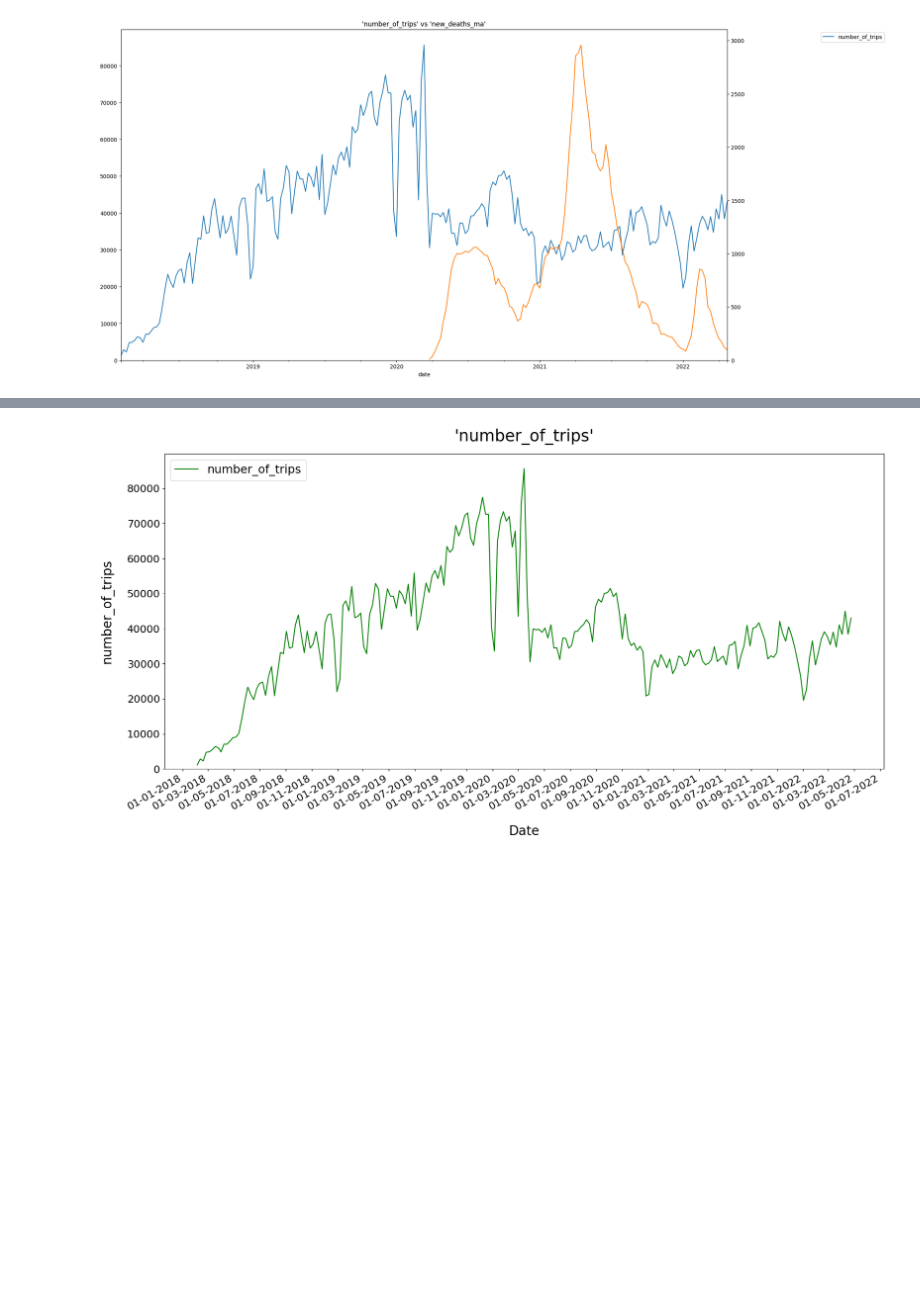
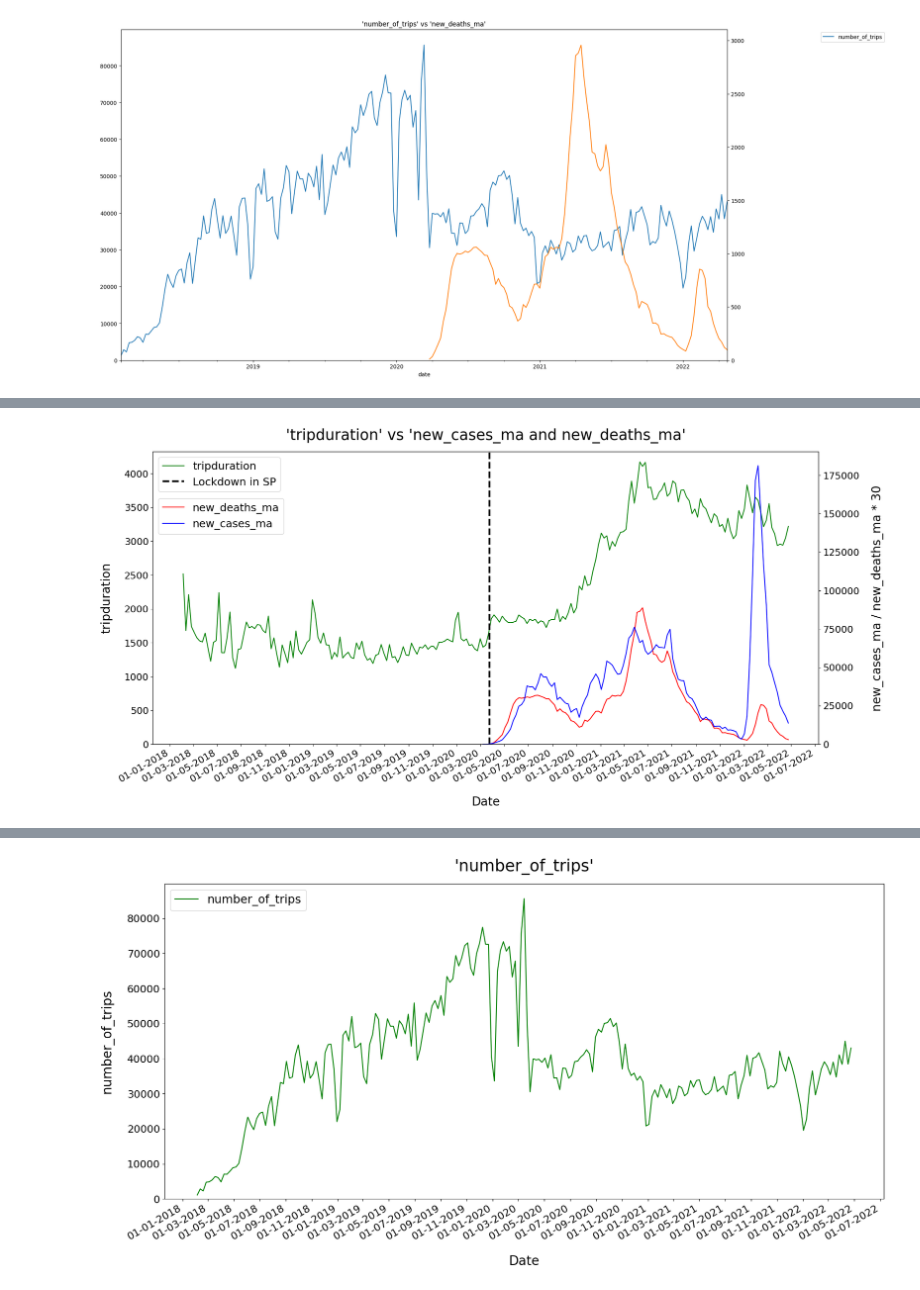
Before and after one commit to anayflima/bss-analysis, a Jupyter notebook: data_analysis/correlation_with_covid/weekly_correlation.ipynb, the cells around one changed output, grey strips where cells are left out. Cells and saved outputs as stored; diff of their text form; code cells hidden in the pictures; blank space fills up the shorter version.

```diff
--- a/data_analysis/correlation_with_covid/weekly_correlation.ipynb
+++ b/data_analysis/correlation_with_covid/weekly_correlation.ipynb
@@ -90,3 +90,9 @@ cwc.plot_variable_and_covid_together(variable, covid_variable, show_all_phases=T
+# %%
+variable = 'tripduration'
+covid_variable = ['new_cases_ma', 'new_deaths_ma']
+cwc.plot_variable_and_covid_together(variable, covid_variable, show_all_phases=False, save=True)
+# %% [output]
+[figure, added]
 # %%
 variable = 'tripduration'
 covid_variable = []
```
Also changed, not shown: parts of 8 cells of this notebook, 1 other file.
